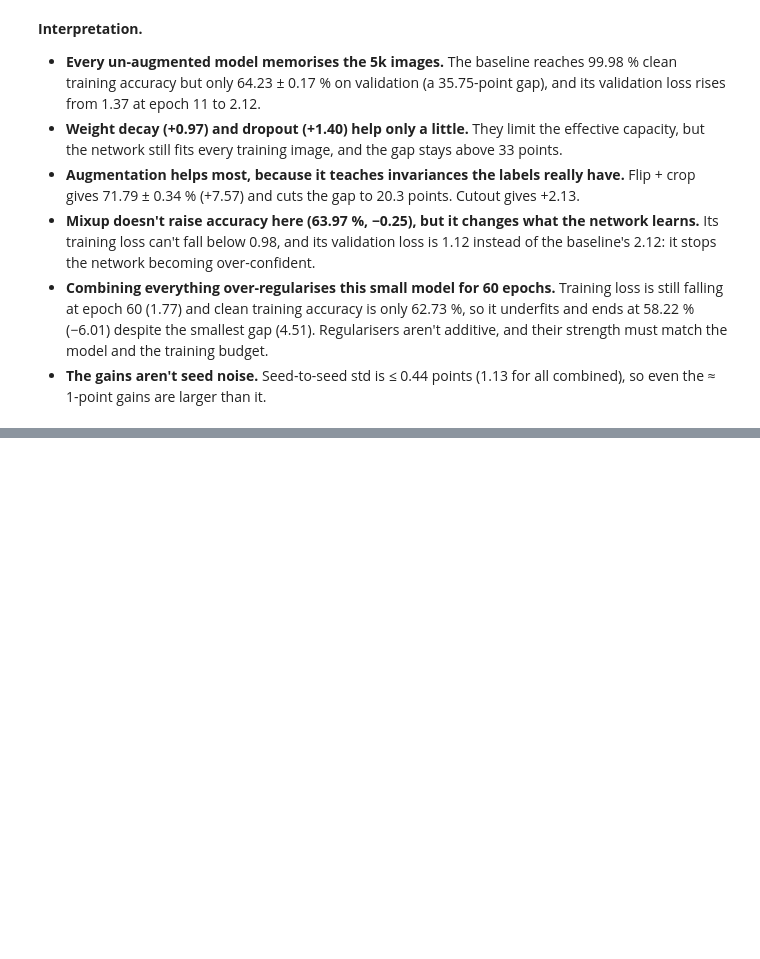
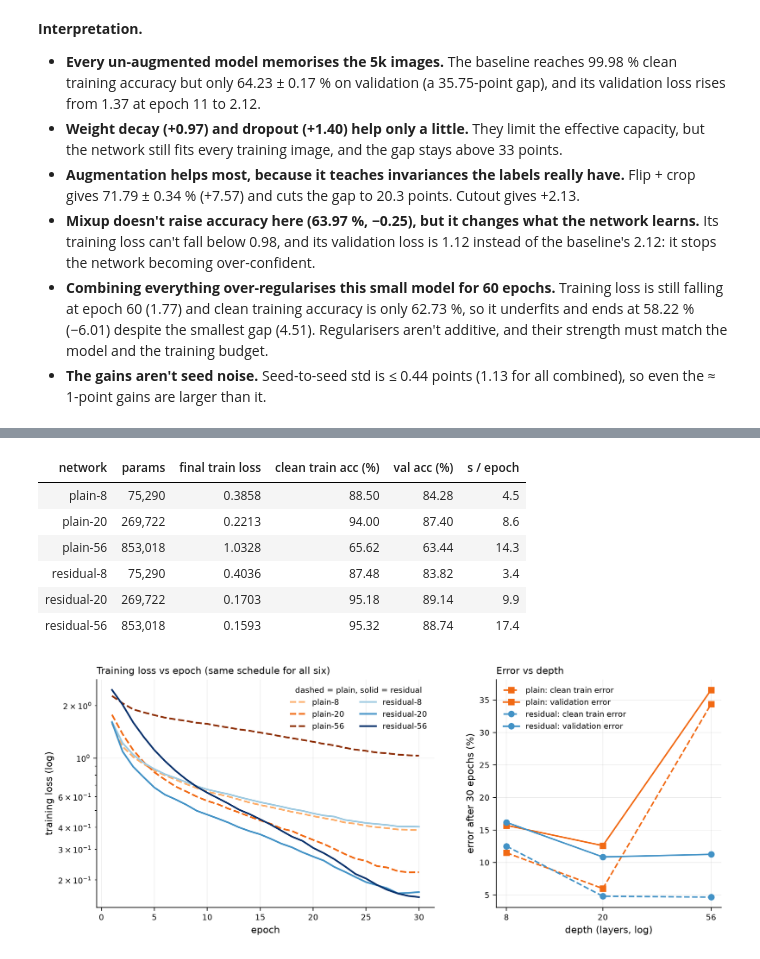
Before and after one commit to achintha-hathurusingha/en4554-a02-cnns, a Jupyter notebook: a02_cnns.ipynb, the cells around one changed output, grey strips where cells are left out. Drawn from its saved outputs; the diff is of its cells as text; code cells hidden in the pictures; blank space fills up the shorter version.

Commit message:
Task 3b: plain vs residual networks, depths 8/20/56

```diff
--- a/a02_cnns.ipynb
+++ b/a02_cnns.ipynb
@@ -1133,0 +1198,9 @@ plt.show()
+# %%
+h3b = {}
+for family, residual in (("plain", False), ("residual", True)):
+    for d, n in DEPTHS.items():
+        h3b[(family, d)] = run_experiment(
+            f"task3b_{family}-{d}", lambda n=n, residual=residual: CifarNet(n, residual),
+            lambda ps: torch.optim.SGD(ps, lr=0.1, momentum=0.9, weight_decay=1e-4), EPOCHS_3B,
+            make_sched=COSINE, augment=flip_crop, eval_train=(X_tr[:5000], y_tr[:5000]),
+            log_every=10)
@@ -1133,0 +1232,46 @@ plt.show()
+# %%
+rows = []
+for (family, d), h in h3b.items():
+    rows.append({"network": f"{family}-{d}", "params": f"{h['params']:,}",
+                 "final train loss": h["train_loss"][-1],
+                 "clean train acc (%)": 100 * h["train_acc"][-1],
+                 "val acc (%)": 100 * h["val_acc"][-1], "s / epoch": np.mean(h["epoch_time"])})
+t3b = pd.DataFrame(rows)
+display(t3b.style.format({"final train loss": "{:.4f}", "clean train acc (%)": "{:.2f}",
+                          "val acc (%)": "{:.2f}", "s / epoch": "{:.1f}"}).hide(axis="index"))
+
+SHADES = {"plain": {8: "#FDAE6B", 20: "#F16913", 56: "#8C2D04"},
+          "residual": {8: "#9ECAE1", 20: "#4292C6", 56: "#08306B"}}
+ep = np.arange(1, EPOCHS_3B + 1)
+fig, (ax_l, ax_d) = plt.subplots(1, 2, figsize=(12, 4.4), gridspec_kw={"width_ratios": [1.5, 1],
+                                                                       "wspace": 0.22})
+for (family, d), h in h3b.items():
+    ax_l.plot(ep, h["train_loss"], "--" if family == "plain" else "-", color=SHADES[family][d],
+              lw=1.8, label=f"{family}-{d}")
+ax_l.set_yscale("log")
+ax_l.set(xlabel="epoch", ylabel="training loss (log)",
+         title="Training loss vs epoch (same schedule for all six)")
+ax_l.legend(ncol=2, loc="upper right", title="dashed = plain, solid = residual", title_fontsize=8.5)
+
+for family, mk in (("plain", "s"), ("residual", "o")):
+    ds = list(DEPTHS)
+    tr_err = [100 * (1 - h3b[(family, d)]["train_acc"][-1]) for d in ds]
+    va_err = [100 * (1 - h3b[(family, d)]["val_acc"][-1]) for d in ds]
+    col = SHADES[family][20]
+    ax_d.plot(ds, tr_err, "--" + mk, color=col, lw=1.6, ms=6, label=f"{family}: clean train error")
+    ax_d.plot(ds, va_err, "-" + mk, color=col, lw=1.6, ms=6, label=f"{family}: validation error")
+ax_d.set_xscale("log")
+ax_d.set_xticks(list(DEPTHS), [str(d) for d in DEPTHS])
+ax_d.minorticks_off()
+ax_d.set(xlabel="depth (layers, log)", ylabel="error after 30 epochs (%)", title="Error vs depth")
+ax_d.legend(loc="upper left")
+plt.show()
+# %% [output]
+| network | params | final train loss | clean train acc (%) | val acc (%) | s / epoch |
+| plain-8 | 75,290 | 0.3858 | 88.50 | 84.28 | 4.5 |
+| plain-20 | 269,722 | 0.2213 | 94.00 | 87.40 | 8.6 |
+| plain-56 | 853,018 | 1.0328 | 65.62 | 63.44 | 14.3 |
+| residual-8 | 75,290 | 0.4036 | 87.48 | 83.82 | 3.4 |
+| residual-20 | 269,722 | 0.1703 | 95.18 | 89.14 | 9.9 |
+| residual-56 | 853,018 | 0.1593 | 95.32 | 88.74 | 17.4 |
+[figure, added]
```
Also changed, not shown: parts of 4 cells of this notebook, 6 other files.
